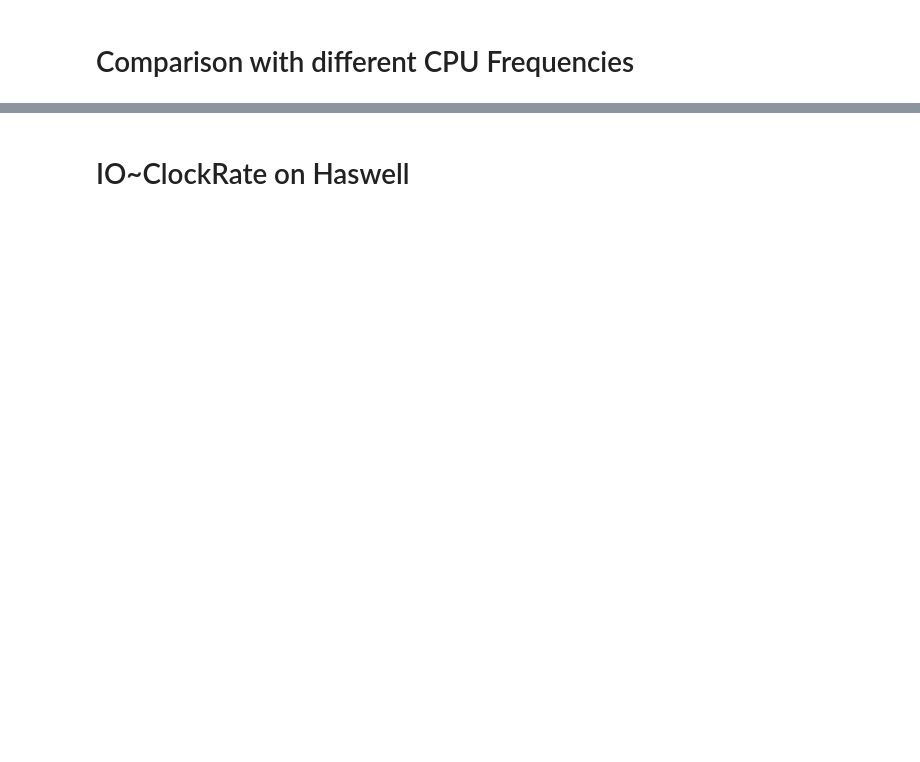
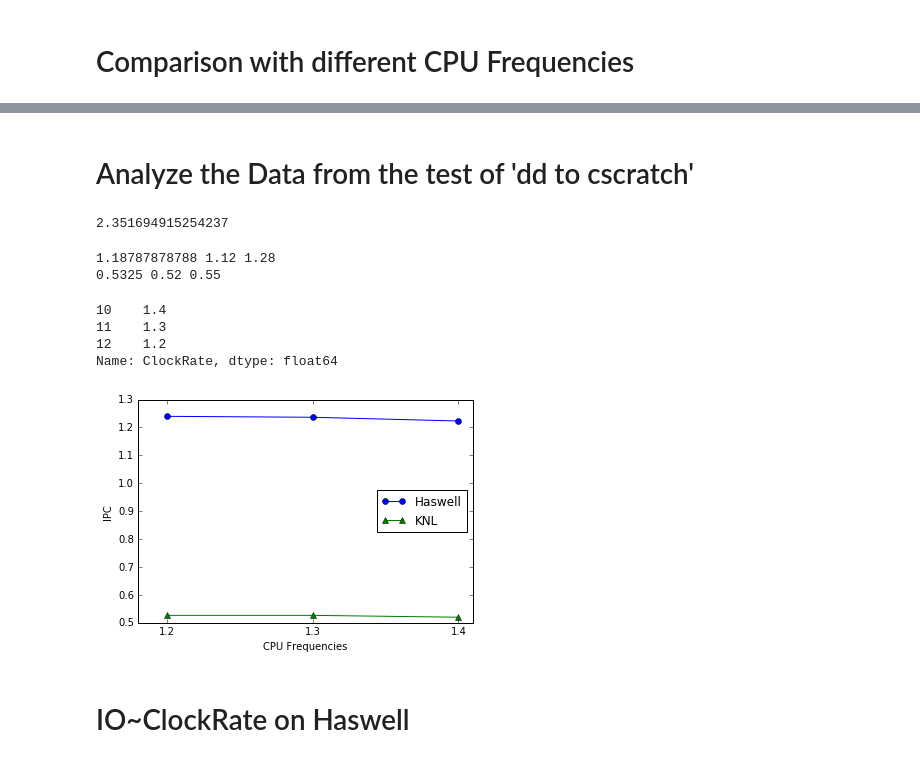
Before and after one commit to NERSC/heterogeneous-IO, a Jupyter notebook: cpu/plot/hio.ipynb, the cells around one changed output, grey strips where cells are left out. Saved outputs shown, nothing was run; the diff lists cells and outputs as text; code cells hidden in the pictures; blank space fills up the shorter version.

Commit message:
update network session, more cpu log data

```diff
--- a/cpu/plot/hio.ipynb
+++ b/cpu/plot/hio.ipynb
@@ -4,6 +6,7 @@
 #parse bandwidth result, each test is repeated 3 times
 import numpy as np
 import matplotlib.pyplot as plt
+import pandas as pd
 %matplotlib inline
 def parse_line_cpu(txtf):
     f = open(txtf, 'r')
@@ -31,6 +34,17 @@ def parse_line_perf(txtf):
             ax.append(ix)
     ax=np.asarray(ax,dtype='float')
     return ax
+def parse_line_perf_raw(txtf):
+    f = open(txtf, 'r')
+    x = f.read().split('\n')
+    x=filter(None,x)
+    ax=list()
+    for ix in x:
+        if '#' in ix:
+            ix = ix.split('#')[0].strip().split(' ')[0].strip('%')
+            ax.append(ix)
+    ax=np.asarray(ax,dtype='float')
+    return ax
 # Linear Fit and Plot
 def plt_fit(has_cpu1,has_io_avg,xlabel=None,ylabel=None):
     from scipy import stats
@@ -114,2 +123,51 @@ df_has_same=df_has[(df_has['userset'] <=1.4) & (df_has['userset'] >=1.2)]
+# %% [markdown]
+# Analyze the Data from the test of 'dd to cscratch'
+# %%
+#log files, perf detials:
+knl_perf_f="../log/dd_cscratch/knl.err"
+has_perf_f="../log/dd_cscratch/haswell.err"
+#user specified cpu scaling freqs
+knl_cpu_f='../log/dd_cscratch/cpu_knl.txt'
+has_cpu_f='../log/dd_cscratch/cpu_has.txt'
+#observed io bw
+has_io_f='../log/dd_cscratch/haswell.3711608.bw'
+knl_io_f='../log/dd_cscratch/knl.3711609.bw'
+raw=1
+(df_has_raw,df_knl_raw)=load_data(knl_perf_f,has_perf_f,knl_cpu_f,has_cpu_f,has_io_f,knl_io_f,raw)
+raw=0
+(df_has,df_knl)=load_data(knl_perf_f,has_perf_f,knl_cpu_f,has_cpu_f,has_io_f,knl_io_f,raw)
+df_knl_same=df_knl[(df_knl['userset'] <=1.4) & (df_knl['userset'] >=1.2)]
+df_has_same=df_has[(df_has['userset'] <=1.4) & (df_has['userset'] >=1.2)]
+# %%
+df_has_same['IPC'].mean()/df_knl_same['IPC'].mean()
+# %% [output]
+2.351694915254237
+# %%
+print df_has['IPC'].mean(),df_has['IPC'].min(),df_has['IPC'].max()
+print df_knl['IPC'].mean(),df_knl['IPC'].min(),df_knl['IPC'].max()
+# %% [output]
+1.18787878788 1.12 1.28
+0.5325 0.52 0.55
+# %%
+df_has_same_mean=df_has_same.groupby(df_has_same.index / 3).mean()
+df_knl_same_mean=df_knl_same.groupby(df_knl_same.index / 3).mean()
+df_has_mean=pd.to_numeric(df_has_same_mean['IPC'])
+df_knl_mean=pd.to_numeric(df_knl_same_mean['IPC'])
+df_has_cpu_mean=pd.to_numeric(df_has_same_mean['ClockRate']).apply(lambda x : round(x,2))
+df_knl_cpu_mean=pd.to_numeric(df_knl_same_mean['ClockRate']).apply(lambda x : round(x,2))
+plt.xlabel('CPU Frequencies')
+plt.ylabel('IPC')
+plt.plot(df_has_cpu_mean,df_has_mean,'o-',label="Haswell")
+plt.plot(df_has_cpu_mean,df_knl_mean,'^-',label="KNL")
+plt.legend(loc='left')
+plt.xticks(df_has_cpu_mean)
+plt.xlim(1.18,1.41)
+df_has_cpu_mean
+# %% [output]
+10    1.4
+11    1.3
+12    1.2
+Name: ClockRate, dtype: float64
+[figure, added]
 # %% [markdown]
 # IO~ClockRate on Haswell
```
Also changed, not shown: parts of 33 cells of this notebook, 20 other files.
